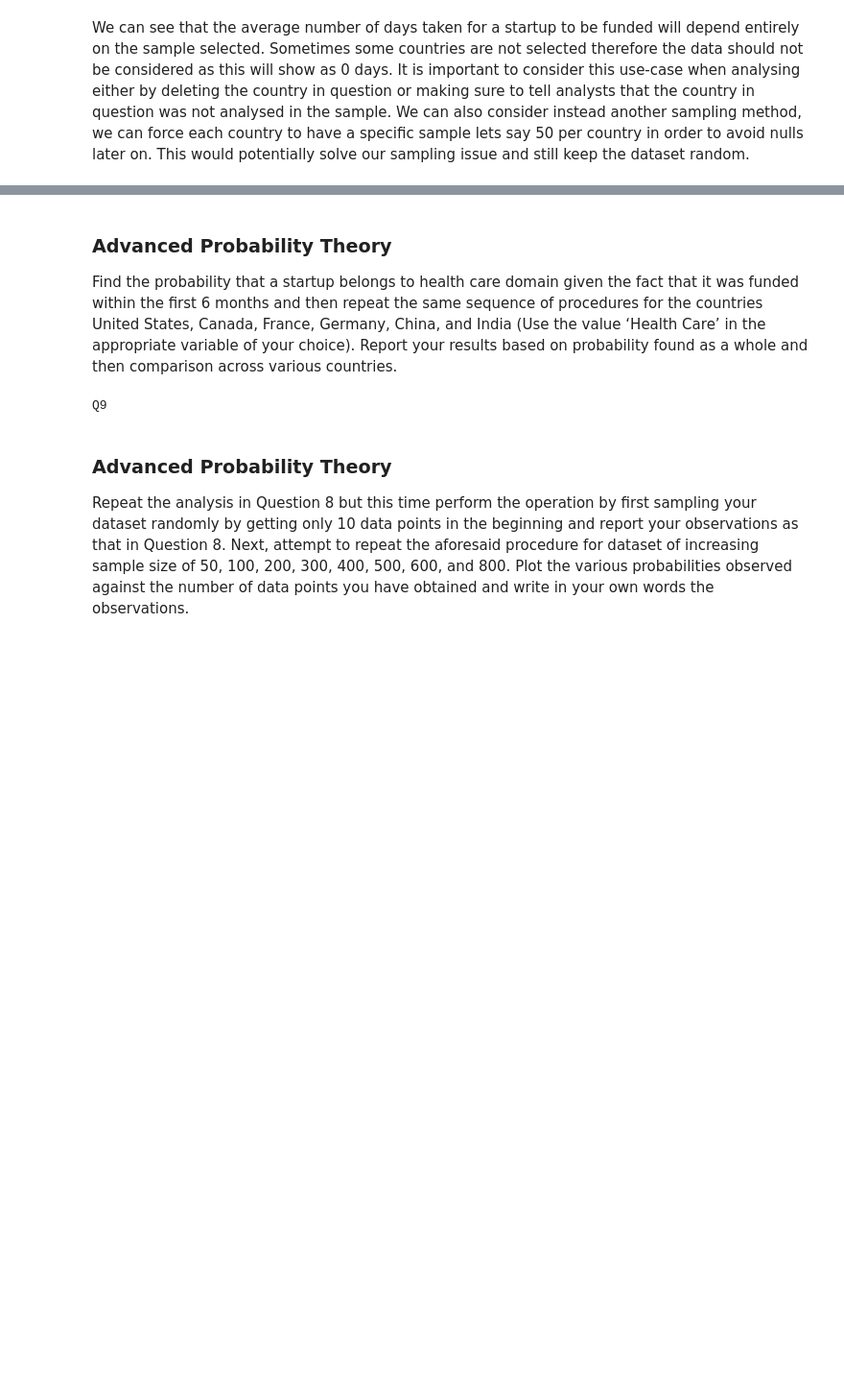
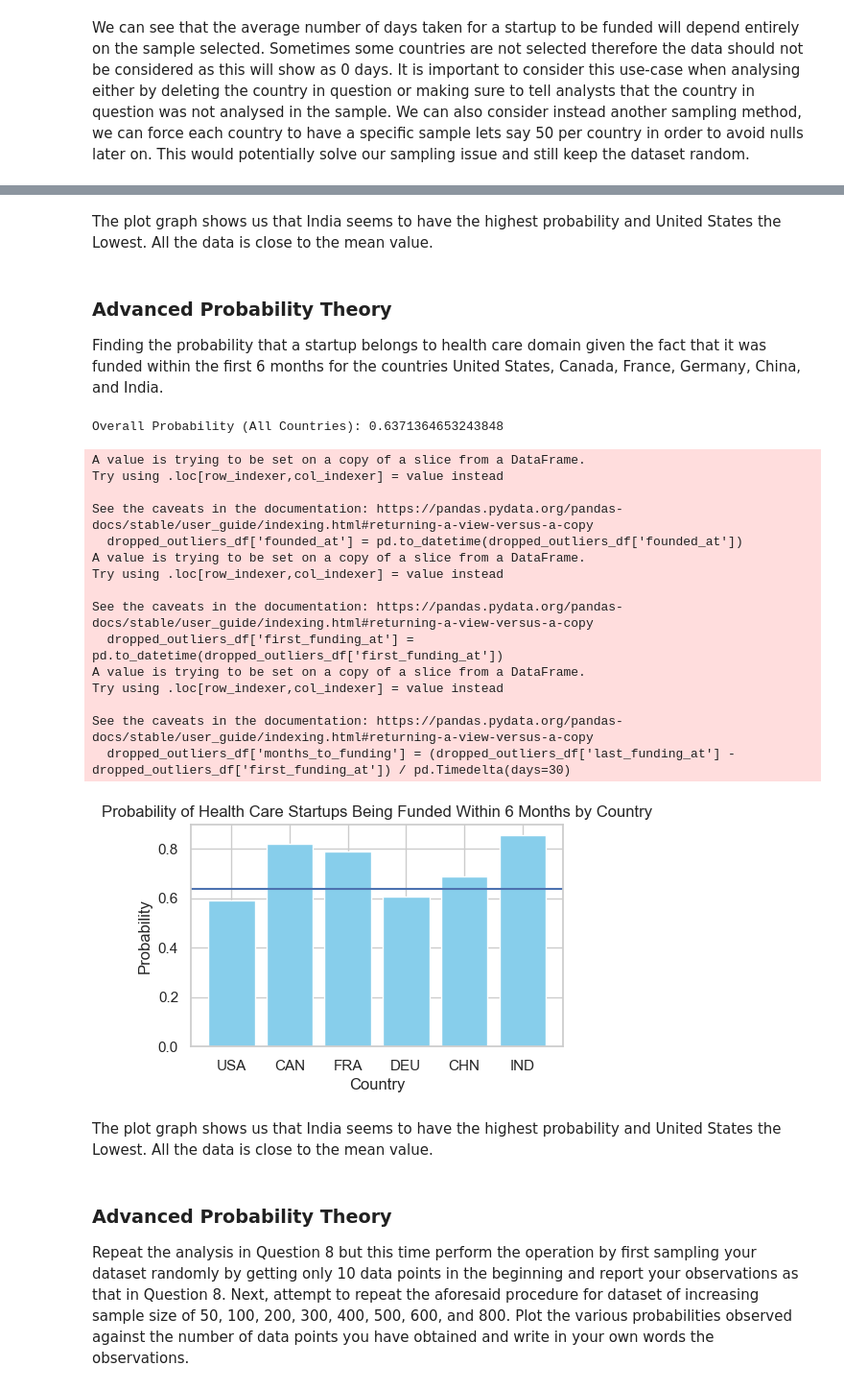
Before and after one commit to elenagin/Radiance-Group-Consulting, a Jupyter notebook: radiance_group_ginebra.ipynb, the cells around one changed output, grey strips where cells are left out. Shown at 96% size. Cells and saved outputs as stored; diff of their text form; code cells hidden in the pictures; blank space fills up the shorter version.

```diff
--- a/radiance_group_ginebra.ipynb
+++ b/radiance_group_ginebra.ipynb
@@ -394,10 +454,55 @@ Q8
+# %% [markdown]
+The plot graph shows us that India seems to have the highest probability and United States the Lowest. All the data is close to the mean value.
 # %% [markdown]
 ### Advanced Probability Theory
-Find the probability that a startup belongs to health care domain given the fact that it was funded within the first 6 months and then repeat the same sequence of procedures for the countries United States, Canada, France, Germany, China, and India (Use the value ‘Health Care’ in the appropriate variable of your choice). Report your results based on probability found as a whole and then comparison across various countries.
+Finding the probability that a startup belongs to health care domain given the fact that it was funded within the first 6 months for the countries United States, Canada, France, Germany, China, and India.
-# %%
-print("Q9")
-# %% [output]
-Q9
+# %%
+countries = ['USA', 'CAN', 'FRA', 'DEU', 'CHN', 'IND']
+country_probabilities = {}
+
+health_care_startups = df[df['category_list'].str.contains('Health Care', case=False, na=False)]
+dropped_outliers_df = drop_outliers(health_care_startups, 'funding_total_usd')
+dropped_outliers_df['founded_at'] = pd.to_datetime(dropped_outliers_df['founded_at'])
+dropped_outliers_df['first_funding_at'] = pd.to_datetime(dropped_outliers_df['first_funding_at'])
+dropped_outliers_df['months_to_funding'] = (dropped_outliers_df['last_funding_at'] - dropped_outliers_df['first_funding_at']) / pd.Timedelta(days=30)
+within_6_months = (dropped_outliers_df['months_to_funding'] <= 6)
+overall_probability = within_6_months.mean()
+print("Overall Probability (All Countries):", overall_probability)
+for country in countries:
+    country_df = dropped_outliers_df[dropped_outliers_df['country_code'] == country]
+    country_probability = (country_df['months_to_funding'] <= 6).mean()
+    country_probabilities[country] = country_probability
+    #print("Probability for {}: {:.2%}".format(country, country_probability))
+
+countries = list(country_probabilities.keys())
+probabilities = list(country_probabilities.values())
+plt.figure(figsize=(5, 3))
+plt.bar(countries, probabilities, color='skyblue')
+plt.axhline(y=overall_probability, color='b', linestyle='-', label=f'Average Probability ({overall_probability:.2f})')
+plt.title('Probability of Health Care Startups Being Funded Within 6 Months by Country')
+plt.xlabel('Country')
+plt.ylabel('Probability')
+plt.show()
+# %% [output]
+Overall Probability (All Countries): 0.6371364653243848
+A value is trying to be set on a copy of a slice from a DataFrame.
+Try using .loc[row_indexer,col_indexer] = value instead
+
+See the caveats in the documentation: https://pandas.pydata.org/pandas-docs/stable/user_guide/indexing.html#returning-a-view-versus-a-copy
+  dropped_outliers_df['founded_at'] = pd.to_datetime(dropped_outliers_df['founded_at'])
+A value is trying to be set on a copy of a slice from a DataFrame.
+Try using .loc[row_indexer,col_indexer] = value instead
+
+See the caveats in the documentation: https://pandas.pydata.org/pandas-docs/stable/user_guide/indexing.html#returning-a-view-versus-a-copy
+  dropped_outliers_df['first_funding_at'] = pd.to_datetime(dropped_outliers_df['first_funding_at'])
+A value is trying to be set on a copy of a slice from a DataFrame.
+Try using .loc[row_indexer,col_indexer] = value instead
+
+See the caveats in the documentation: https://pandas.pydata.org/pandas-docs/stable/user_guide/indexing.html#returning-a-view-versus-a-copy
+  dropped_outliers_df['months_to_funding'] = (dropped_outliers_df['last_funding_at'] - dropped_outliers_df['first_funding_at']) / pd.Timedelta(days=30)
+[figure, added]
+# %% [markdown]
+The plot graph shows us that India seems to have the highest probability and United States the Lowest. All the data is close to the mean value.
 # %% [markdown]
 ### Advanced Probability Theory
 Repeat the analysis in Question 8 but this time perform the operation by first sampling your dataset randomly by getting only 10 data points in the beginning and report your observations as that in Question 8. Next, attempt to repeat the aforesaid procedure for dataset of increasing sample size of 50, 100, 200, 300, 400, 500, 600, and 800. Plot the various probabilities observed against the number of data points you have obtained and write in your own words the observations.
```
Also changed, not shown: parts of 26 cells of this notebook.
